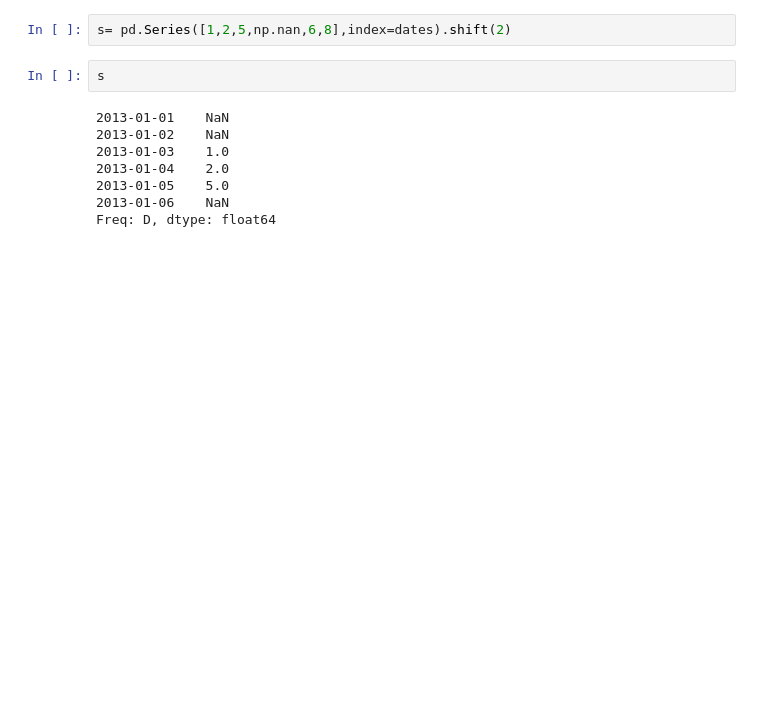
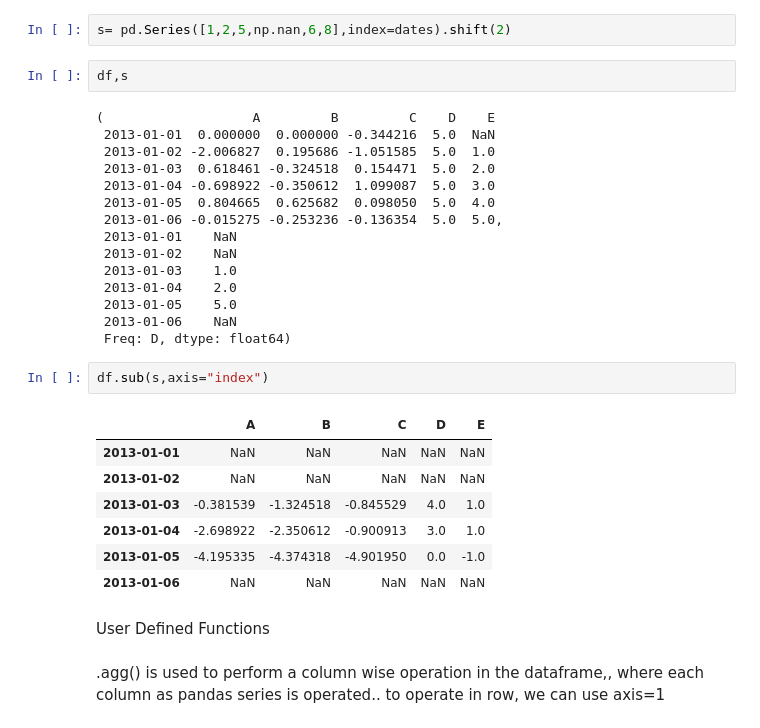
Before and after one commit to BimalGhimire38/PanDas_for_data_science_and_machine_learning, a Jupyter notebook: bhadra_07.ipynb, the cells around one changed output. Cells and saved outputs as stored; diff of their text form; blank space fills up the shorter version.

```diff
--- a/bhadra_07.ipynb
+++ b/bhadra_07.ipynb
@@ -436,12 +436,33 @@ Freq: D, dtype: float64
 # %%
 s= pd.Series([1,2,5,np.nan,6,8],index=dates).shift(2)
 # %%
-s
+df,s
 # %% [output]
-2013-01-01    NaN
-2013-01-02    NaN
-2013-01-03    1.0
-2013-01-04    2.0
-2013-01-05    5.0
-2013-01-06    NaN
-Freq: D, dtype: float64
+(                   A         B         C    D    E
+ 2013-01-01  0.000000  0.000000 -0.344216  5.0  NaN
+ 2013-01-02 -2.006827  0.195686 -1.051585  5.0  1.0
+ 2013-01-03  0.618461 -0.324518  0.154471  5.0  2.0
+ 2013-01-04 -0.698922 -0.350612  1.099087  5.0  3.0
+ 2013-01-05  0.804665  0.625682  0.098050  5.0  4.0
+ 2013-01-06 -0.015275 -0.253236 -0.136354  5.0  5.0,
+ 2013-01-01    NaN
+ 2013-01-02    NaN
+ 2013-01-03    1.0
+ 2013-01-04    2.0
+ 2013-01-05    5.0
+ 2013-01-06    NaN
+ Freq: D, dtype: float64)
+# %%
+df.sub(s,axis="index")
+# %% [output]
+|  | A | B | C | D | E |
+| 2013-01-01 | NaN | NaN | NaN | NaN | NaN |
+| 2013-01-02 | NaN | NaN | NaN | NaN | NaN |
+| 2013-01-03 | -0.381539 | -1.324518 | -0.845529 | 4.0 | 1.0 |
+| 2013-01-04 | -2.698922 | -2.350612 | -0.900913 | 3.0 | 1.0 |
+| 2013-01-05 | -4.195335 | -4.374318 | -4.901950 | 0.0 | -1.0 |
+| 2013-01-06 | NaN | NaN | NaN | NaN | NaN |
+# %% [markdown]
+User Defined Functions
+# %% [markdown]
+.agg() is used to perform a column wise operation in the dataframe,, where each column as pandas series is operated.. to operate in row, we can use axis=1
```
Also changed, not shown: parts of 57 cells of this notebook.
